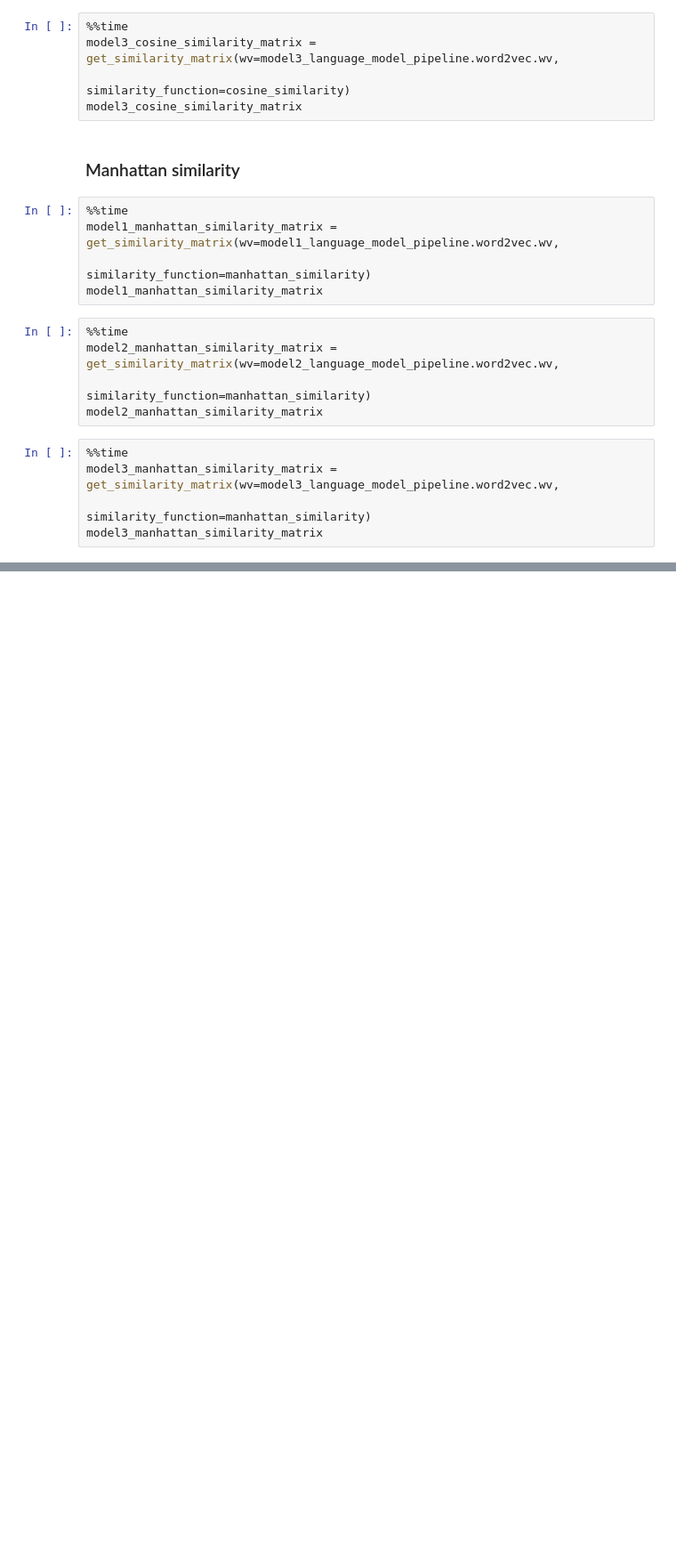
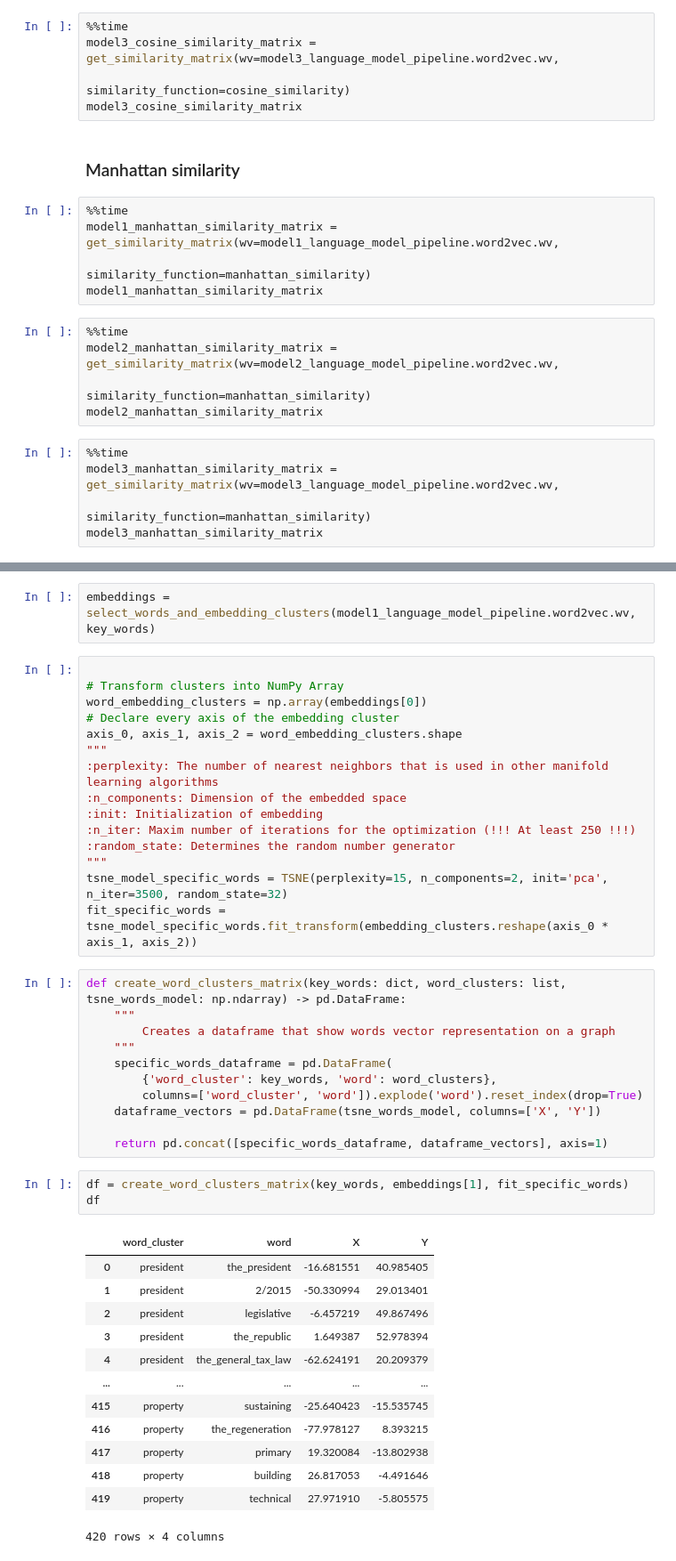
Before and after one commit to meaningfy-ws/sem-covid, a Jupyter notebook: sem_covid/entrypoints/notebooks/language_modeling/word2vec_model_training.ipynb, the cells around one changed output, grey strips where cells are left out. Shown at 89% size. Cells and saved outputs as stored; diff of their text form; blank space fills up the shorter version.

Commit message:
added word2vec graph view

```diff
--- a/sem_covid/entrypoints/notebooks/language_modeling/word2vec_model_training.ipynb
+++ b/sem_covid/entrypoints/notebooks/language_modeling/word2vec_model_training.ipynb
@@ -245,0 +306,45 @@ model3_manhattan_similarity_matrix
+# %%
+embeddings = select_words_and_embedding_clusters(model1_language_model_pipeline.word2vec.wv, key_words)
+# %%
+
+# Transform clusters into NumPy Array
+word_embedding_clusters = np.array(embeddings[0])
+# Declare every axis of the embedding cluster
+axis_0, axis_1, axis_2 = word_embedding_clusters.shape
+"""
+:perplexity: The number of nearest neighbors that is used in other manifold learning algorithms
+:n_components: Dimension of the embedded space
+:init: Initialization of embedding
+:n_iter: Maxim number of iterations for the optimization (!!! At least 250 !!!)
+:random_state: Determines the random number generator
+"""
+tsne_model_specific_words = TSNE(perplexity=15, n_components=2, init='pca', n_iter=3500, random_state=32)
+fit_specific_words = tsne_model_specific_words.fit_transform(embedding_clusters.reshape(axis_0 * axis_1, axis_2))
+# %%
+def create_word_clusters_matrix(key_words: dict, word_clusters: list, tsne_words_model: np.ndarray) -> pd.DataFrame:
+    """
+        Creates a dataframe that show words vector representation on a graph
+    """
+    specific_words_dataframe = pd.DataFrame(
+        {'word_cluster': key_words, 'word': word_clusters},
+        columns=['word_cluster', 'word']).explode('word').reset_index(drop=True)
+    dataframe_vectors = pd.DataFrame(tsne_words_model, columns=['X', 'Y'])
+
+    return pd.concat([specific_words_dataframe, dataframe_vectors], axis=1)
+# %%
+df = create_word_clusters_matrix(key_words, embeddings[1], fit_specific_words)
+df
+# %% [output]
+|  | word_cluster | word | X | Y |
+| 0 | president | the_president | -16.681551 | 40.985405 |
+| 1 | president | 2/2015 | -50.330994 | 29.013401 |
+| 2 | president | legislative | -6.457219 | 49.867496 |
+| 3 | president | the_republic | 1.649387 | 52.978394 |
+| 4 | president | the_general_tax_law | -62.624191 | 20.209379 |
+| ... | ... | ... | ... | ... |
+| 415 | property | sustaining | -25.640423 | -15.535745 |
+| 416 | property | the_regeneration | -77.978127 | 8.393215 |
+| 417 | property | primary | 19.320084 | -13.802938 |
+| 418 | property | building | 26.817053 | -4.491646 |
+| 419 | property | technical | 27.971910 | -5.805575 |
+420 rows × 4 columns
```
Also changed, not shown: parts of 5 cells of this notebook.
